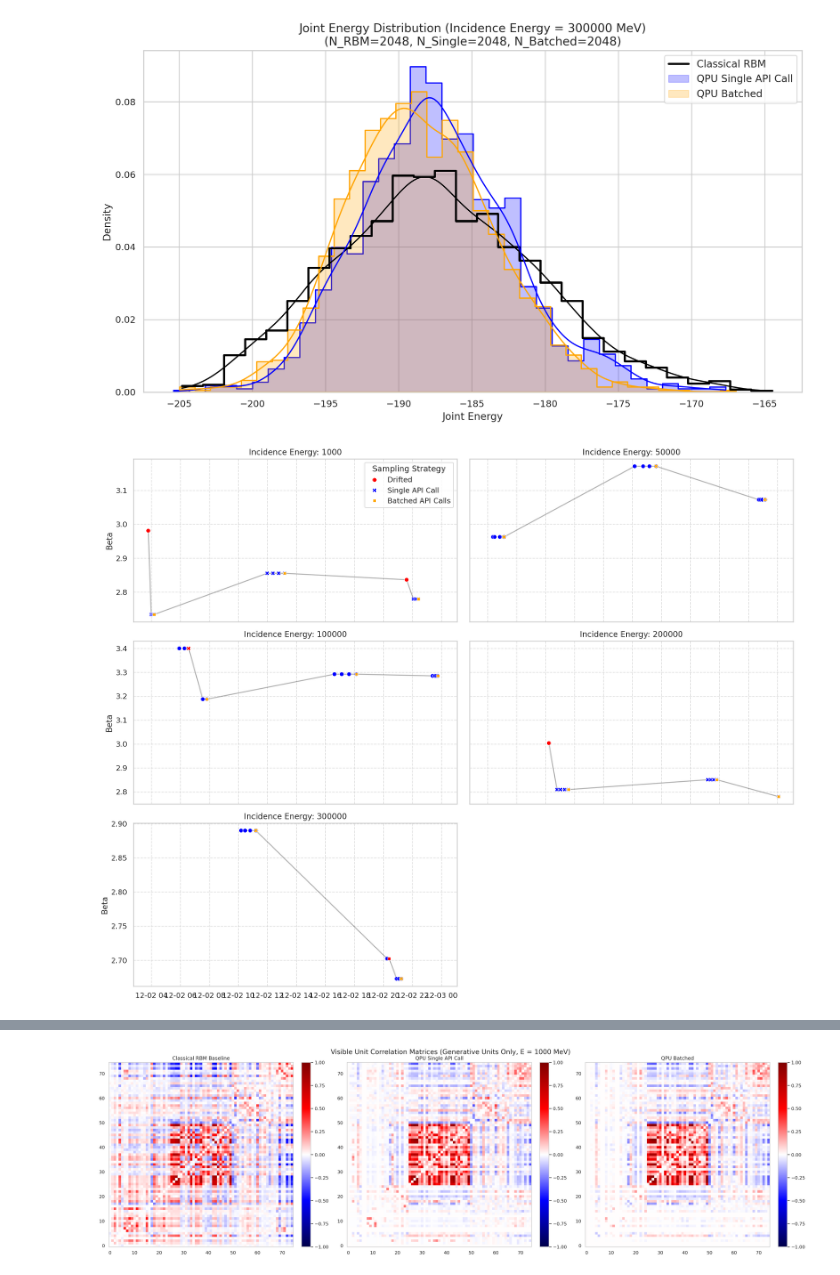
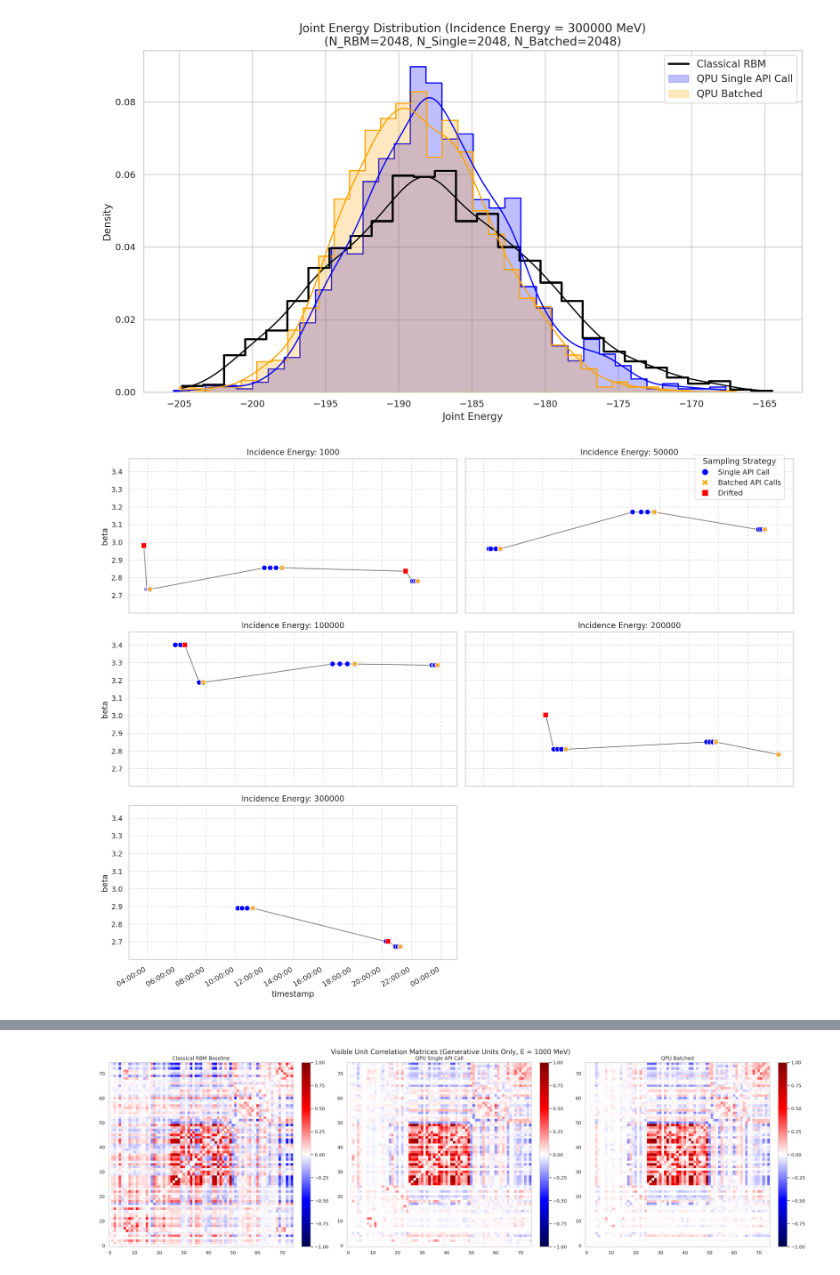
Before and after one commit to QaloSim/CaloQuVAE, a Jupyter notebook: notebooks/dwave_analysis.ipynb, the cells around one changed output, grey strips where cells are left out. Drawn from its saved outputs; the diff is of its cells as text; code cells hidden in the pictures.

Commit message:
rbm noise experiment + other experiment plots

```diff
--- a/notebooks/dwave_analysis.ipynb
+++ b/notebooks/dwave_analysis.ipynb
@@ -261,7 +261,8 @@ for energy in INCIDENCE_ENERGIES:
 import matplotlib.pyplot as plt
 import seaborn as sns
 import pandas as pd
-import numpy as np
+import matplotlib.dates as mdates
+from matplotlib.lines import Line2D
 
 # 1. Prepare the Data
 df = pd.DataFrame({
@@ -272,7 +273,6 @@ df = pd.DataFrame({
 })
 
 # --- RENAME LEGEND LABELS ---
-# Map raw mode strings to display labels
 label_map = {
     'careful': 'Single API Call',
     'fast': 'Batched API Calls',
@@ -280,86 +280,91 @@ label_map = {
 }
 df['mode'] = df['mode'].map(label_map)
 
-# Convert to datetime
+# Convert to datetime and Sort
 df['timestamp'] = pd.to_datetime(df['timestamp'])
+df = df.sort_values('timestamp')
 
-# Create batch-level view (1 point per batch instead of per sample)
-df_batch = df.drop_duplicates(subset=['timestamp', 'energy']).sort_values('timestamp')
-
-# Define Palette using new labels
+# --- DEFINITIONS ---
 custom_palette = {
     'Single API Call': 'blue',
     'Batched API Calls': 'orange',
     'Drifted': 'red'
 }
 
+custom_markers = {
+    'Single API Call': 'o',
+    'Batched API Calls': 'X',
+    'Drifted': 's'
+}
+
 # ==========================================
 # PART 1: Beta Evolution Grid (3x2)
 # ==========================================
-energies = sorted(list(set(df_batch['energy'].unique())), key=int)
-fig, axes = plt.subplots(3, 2, figsize=(15, 12), sharey='row', sharex=True)
+energies = sorted(list(set(df['energy'].unique())), key=int)
+
+# Global Y-limits
+global_ymin = df['beta'].min()
+global_ymax = df['beta'].max()
+y_margin = (global_ymax - global_ymin) * 0.1
+
+# --- FIX: STRICT ALIGNMENT ---
+# sharex=True locks the X-axis across all subplots
+# sharey=True locks the Y-axis across all subplots
+fig, axes = plt.subplots(3, 2, figsize=(15, 12), sharey=True, sharex=True)
 axes = axes.flatten()
 
 for i, energy_val in enumerate(energies):
     ax = axes[i]
-    subset = df_batch[df_batch['energy'] == str(energy_val)]
+    subset = df[df['energy'] == str(energy_val)]
 
     if subset.empty:
         continue
 
-    # Plot Trajectory Line
+    # Plot Trajectory
     sns.lineplot(
         data=subset, x='timestamp', y='beta',
         ax=ax, color='black', alpha=0.3, linewidth=1.5, label='_nolegend_'
     )
 
-    # Plot Points with New Labels
+    # Plot Points
     sns.scatterplot(
         data=subset, x='timestamp', y='beta', hue='mode', style='mode',
-        ax=ax, palette=custom_palette,
-        s=40, zorder=10
+        ax=ax,
+        palette=custom_palette,
+        markers=custom_markers,
+        s=60, zorder=10
     )
 
     ax.set_title(f"Incidence Energy: {energy_val}")
-    ax.set_xlabel("")
-    ax.set_ylabel("Beta")
+    ax.set_ylim(global_ymin - y_margin, global_ymax + y_margin)
     ax.grid(True, linestyle='--', alpha=0.6)
 
-    # Fix Legend: Only show on first plot
-    if i == 0:
-        ax.legend(loc='upper right', title="Sampling Strategy")
-    else:
-        if ax.get_legend(): ax.get_legend().remove()
+    # Remove individual legends
+    if ax.get_legend():
+        ax.get_legend().remove()
+
+# --- FORMATTING THE SHARED AXIS ---
+# We apply the date formatter to the axes. Matplotlib is smart enough
+# to only show the labels on the bottom row when sharex=True.
+date_fmt = mdates.DateFormatter('%H:%M:%S')
+for ax in axes:
+    ax.xaxis.set_major_formatter(date_fmt)
+    plt.setp(ax.get_xticklabels(), rotation=30, ha='right')
+
+# --- GLOBAL LEGEND ---
+legend_elements = [
+    Line2D([0], [0], marker='o', color='w', markerfacecolor='blue', label='Single API Call', markersize=10),
+    Line2D([0], [0], marker='X', color='w', markerfacecolor='orange', label='Batched API Calls', markersize=10),
+    Line2D([0], [0], marker='s', color='w', markerfacecolor='red', label='Drifted', markersize=10)
+]
+fig.legend(handles=legend_elements, loc='upper right', bbox_to_anchor=(0.98, 0.98), title="Sampling Strategy")
 
 # Hide unused subplots
 if len(energies) < 6:
     for j in range(len(energies), 6):
         axes[j].set_visible(False)
 
 plt.tight_layout()
 plt.show()
-
-# ==========================================
-# PART 2: Summary Box Plot
-# ==========================================
-plt.figure(figsize=(10, 6))
-
-# Filter out 'Drifted' to show only the converged/working betas
-stable_mask = df_batch['mode'] != 'Drifted'
-stable_data = df_batch[stable_mask]
-
-sns.boxplot(
-    data=stable_data,
-    x='energy',
-    y='beta',
-    order=[str(e) for e in INCIDENCE_ENERGIES], # Force correct numeric order
-    palette="Blues"
-)
-
-plt.title("Distribution of Converged Betas by Incidence Energy")
-plt.xlabel("Incidence Energy")
-plt.ylabel("Beta")
-plt.grid(axis='y', linestyle='--', alpha=0.5)
-plt.show()
 # %% [output]
-[figure, old version]
+[figure, new version]
```
Also changed, not shown: parts of 1 cell of this notebook, 1 other file.
